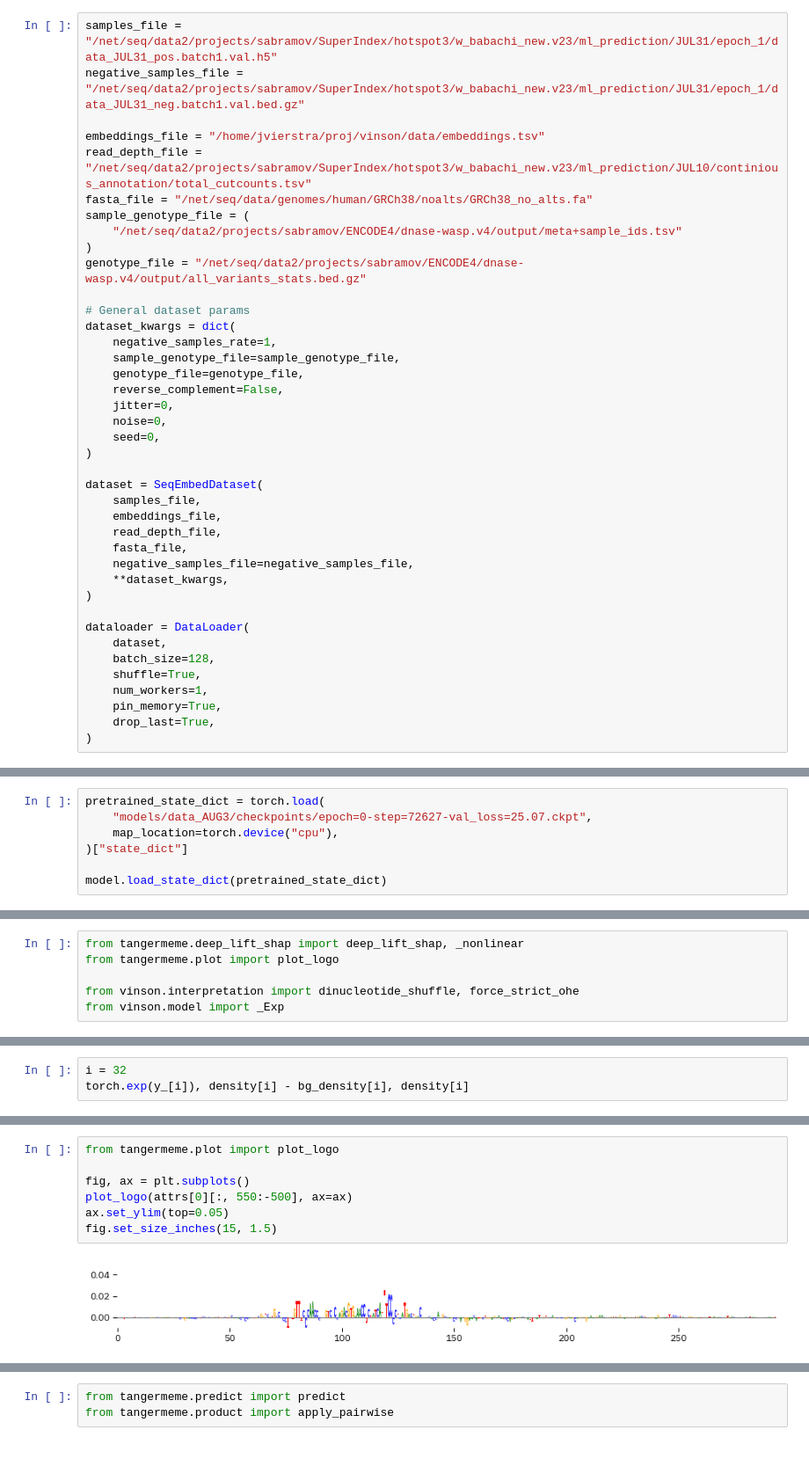
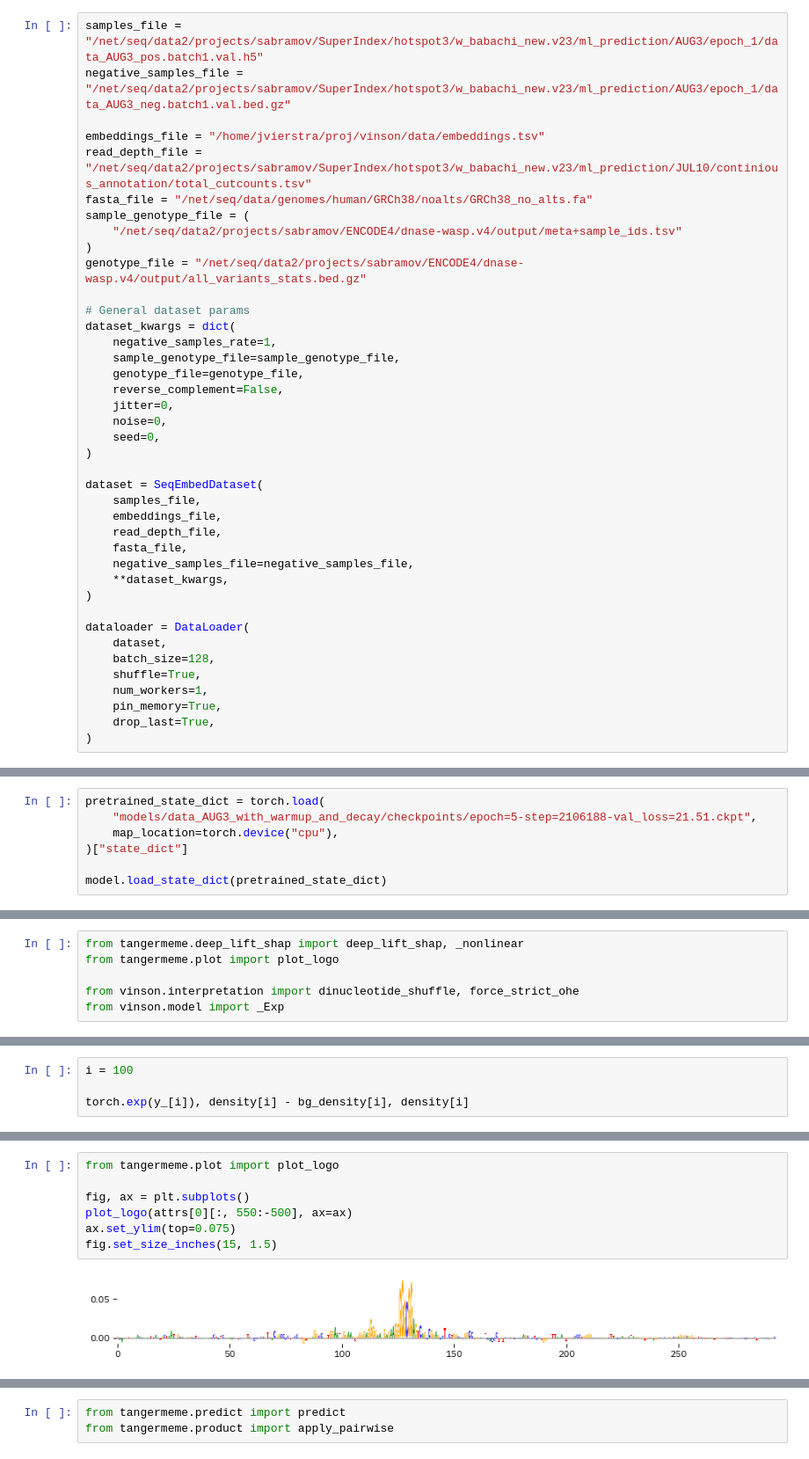
Before and after one commit to vierstralab/vinson, a Jupyter notebook: DHS_Quantitative_Model.ipynb, the cells around one changed output, grey strips where cells are left out. Shown at 88% size. Saved outputs shown, nothing was run; the diff lists cells and outputs as text.

```diff
--- a/DHS_Quantitative_Model.ipynb
+++ b/DHS_Quantitative_Model.ipynb
@@ -74,8 +75,8 @@ plt.legend(title="Background reads")
 # %% [markdown]
 ### Load in dataset and dataloader
 # %%
-samples_file = "/net/seq/data2/projects/sabramov/SuperIndex/hotspot3/w_babachi_new.v23/ml_prediction/JUL31/epoch_1/data_JUL31_pos.batch1.val.h5"
-negative_samples_file = "/net/seq/data2/projects/sabramov/SuperIndex/hotspot3/w_babachi_new.v23/ml_prediction/JUL31/epoch_1/data_JUL31_neg.batch1.val.bed.gz"
+samples_file = "/net/seq/data2/projects/sabramov/SuperIndex/hotspot3/w_babachi_new.v23/ml_prediction/AUG3/epoch_1/data_AUG3_pos.batch1.val.h5"
+negative_samples_file = "/net/seq/data2/projects/sabramov/SuperIndex/hotspot3/w_babachi_new.v23/ml_prediction/AUG3/epoch_1/data_AUG3_neg.batch1.val.bed.gz"
 
 embeddings_file = "/home/jvierstra/proj/vinson/data/embeddings.tsv"
 read_depth_file = "/net/seq/data2/projects/sabramov/SuperIndex/hotspot3/w_babachi_new.v23/ml_prediction/JUL10/continious_annotation/total_cutcounts.tsv"
@@ -123,7 +124,7 @@
 ### Load in pre-trained variant model
 # %%
 pretrained_state_dict = torch.load(
-    "models/data_AUG3/checkpoints/epoch=0-step=72627-val_loss=25.07.ckpt",
+    "models/data_AUG3_with_warmup_and_decay/checkpoints/epoch=5-step=2106188-val_loss=21.51.ckpt",
     map_location=torch.device("cpu"),
 )["state_dict"]
 
@@ -325,4 +326,5 @@ print(torch.where(y_.exp() > 0.45))
 # %%
-i = 32
+i = 100
+
 torch.exp(y_[i]), density[i] - bg_density[i], density[i]
 # %% [output]
@@ -374,12 +374,12 @@ tensor([1.1921e-07, 0.0000e+00, 2.9802e-08, 2.9802e-08, 2.9802e-08, 5.9605e-08,
 # %%
 from tangermeme.plot import plot_logo
 
 fig, ax = plt.subplots()
 plot_logo(attrs[0][:, 550:-500], ax=ax)
-ax.set_ylim(top=0.05)
+ax.set_ylim(top=0.075)
 fig.set_size_inches(15, 1.5)
 # %% [output]
-[figure, old version]
+[figure, new version]
 # %%
 fig, ax = plt.subplots()
 plot_logo(attrs_rand[0][:, 550:-500], ax=ax)
```
Also changed, not shown: parts of 41 cells of this notebook, 12 other files.
